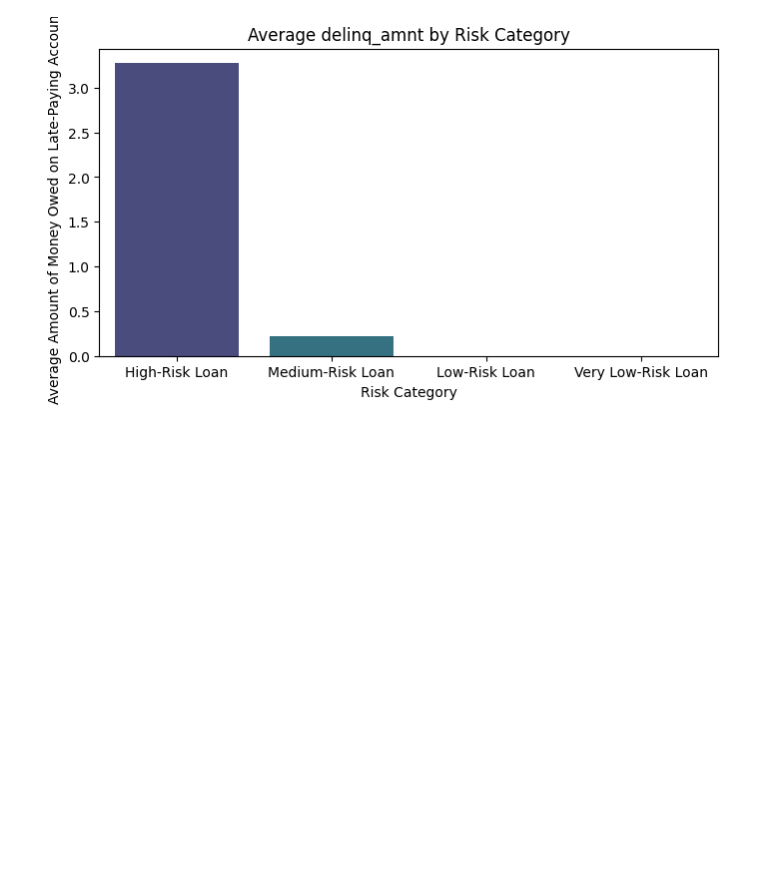
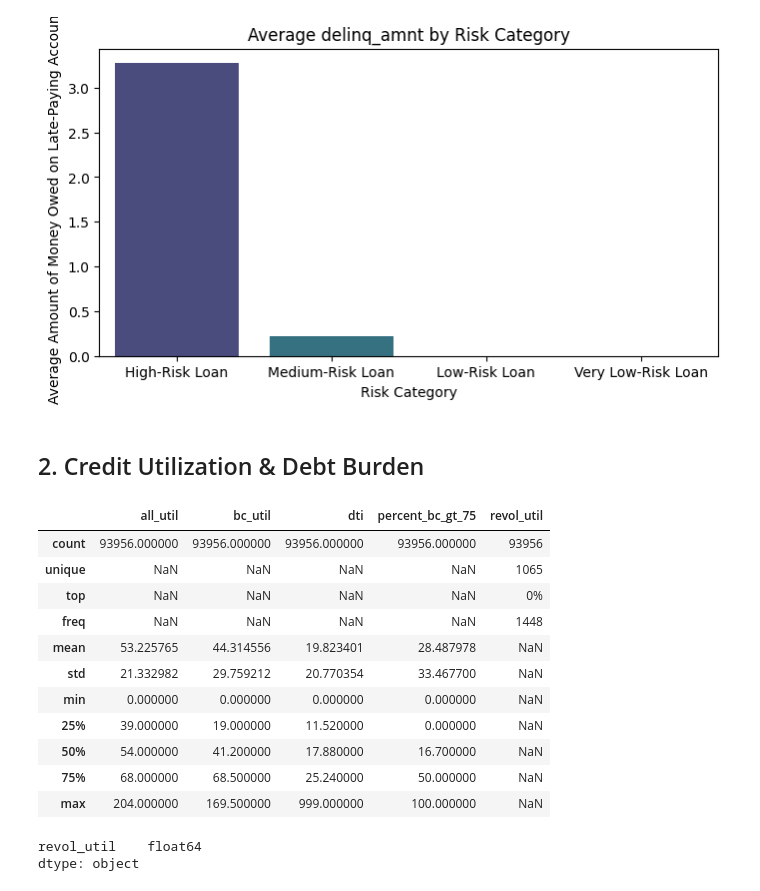
Before and after one commit to hidayah24/data-analyst-portfolio, a Jupyter notebook: Project-2-Credit-Risk-Analysis-and-Optimization-of-Lending-Decisions/Credit-Risk-Analysis.ipynb, the cells around one changed output. Cells and saved outputs as stored; diff of their text form; code cells hidden in the pictures; blank space fills up the shorter version.

```diff
--- a/Project-2-Credit-Risk-Analysis-and-Optimization-of-Lending-Decisions/Credit-Risk-Analysis.ipynb
+++ b/Project-2-Credit-Risk-Analysis-and-Optimization-of-Lending-Decisions/Credit-Risk-Analysis.ipynb
@@ -612,3 +612,26 @@ Passing `palette` without assigning `hue` is deprecated and will be removed in v
 
   sns.barplot(x='risk_category', y='delinq_amnt', data=grouped_data, palette='viridis')
 [figure]
+# %% [markdown]
+## 2. Credit Utilization & Debt Burden
+# %%
+df[['all_util', 'bc_util', 'dti', 'percent_bc_gt_75', 'revol_util']].describe(include="all")
+# %% [output]
+|  | all_util | bc_util | dti | percent_bc_gt_75 | revol_util |
+| count | 93956.000000 | 93956.000000 | 93956.000000 | 93956.000000 | 93956 |
+| unique | NaN | NaN | NaN | NaN | 1065 |
+| top | NaN | NaN | NaN | NaN | 0% |
+| freq | NaN | NaN | NaN | NaN | 1448 |
+| mean | 53.225765 | 44.314556 | 19.823401 | 28.487978 | NaN |
+| std | 21.332982 | 29.759212 | 20.770354 | 33.467700 | NaN |
+| min | 0.000000 | 0.000000 | 0.000000 | 0.000000 | NaN |
+| 25% | 39.000000 | 19.000000 | 11.520000 | 0.000000 | NaN |
+| 50% | 54.000000 | 41.200000 | 17.880000 | 16.700000 | NaN |
+| 75% | 68.000000 | 68.500000 | 25.240000 | 50.000000 | NaN |
+| max | 204.000000 | 169.500000 | 999.000000 | 100.000000 | NaN |
+# %%
+df['revol_util'] = df['revol_util'].str.replace('%','').astype(float)
+df[['revol_util']].dtypes
+# %% [output]
+revol_util    float64
+dtype: object
```
Also changed, not shown: parts of 4 cells of this notebook.
